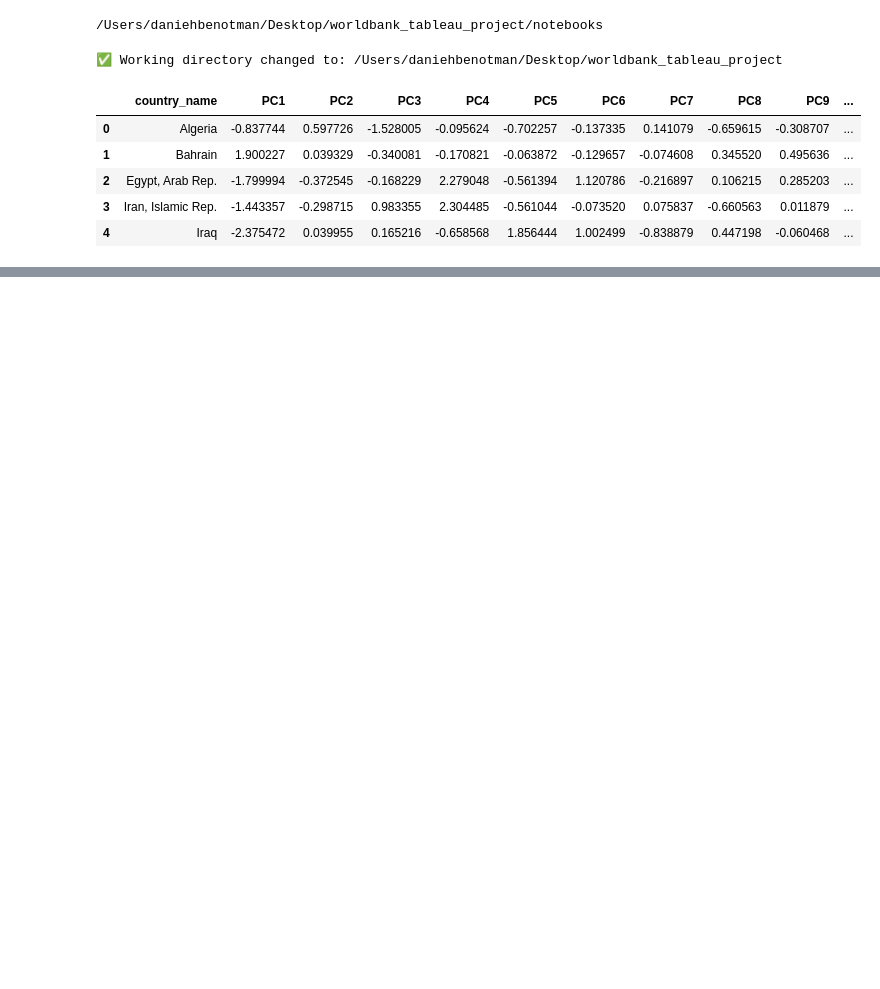
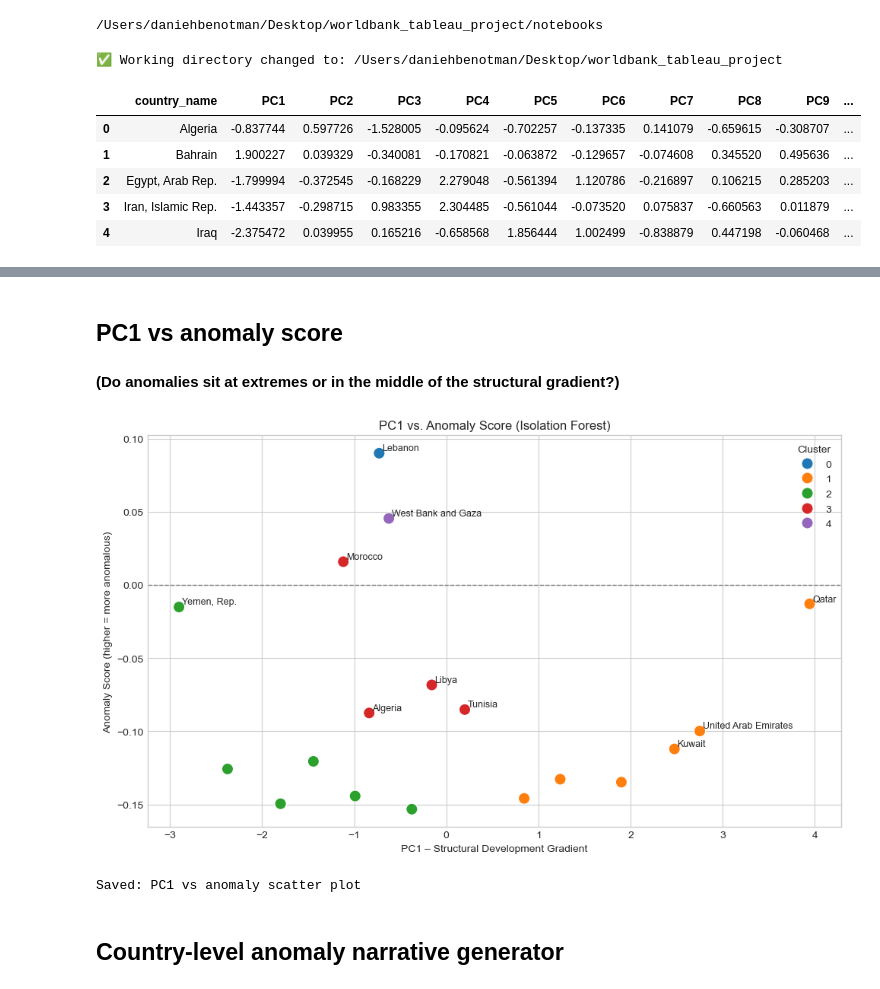
Before and after one commit to daniehben/worldbank-api-pipeline, a Jupyter notebook: notebooks/Anomaly.ipynb, the cells around one changed output, grey strips where cells are left out. Cells and saved outputs as stored; diff of their text form; code cells hidden in the pictures; blank space fills up the shorter version.

```diff
--- a/notebooks/Anomaly.ipynb
+++ b/notebooks/Anomaly.ipynb
@@ -219,0 +248,39 @@ Saved: PC1 vs anomaly scatter plot
+# %% [markdown]
+## PC1 vs anomaly score
+####   (Do anomalies sit at extremes or in the middle of the structural gradient?)
+# %%
+plt.figure(figsize=(10, 6))
+sns.scatterplot(
+    data=anomaly_df,
+    x="PC1",
+    y="iso_anomaly_score",
+    hue="Cluster",
+    palette="tab10",
+    s=120
+)
+
+# Add labels for the most anomalous cases
+for _, row in top_anomalies.iterrows():
+    plt.text(
+        row["PC1"] + 0.03,
+        row["iso_anomaly_score"] + 0.002,
+        row["country_name"],
+        fontsize=9
+    )
+
+plt.axhline(0, color="grey", linestyle="--", linewidth=1)
+plt.xlabel("PC1 – Structural Development Gradient")
+plt.ylabel("Anomaly Score (higher = more anomalous)")
+plt.title("PC1 vs. Anomaly Score (Isolation Forest)")
+
+
+plt.tight_layout()
+plt.savefig(f"{OUTPUT_DIR}pc1_vs_anomaly_scatter.png", dpi=300)
+plt.show()
+
+print("Saved: PC1 vs anomaly scatter plot")
+# %% [output]
+[figure, added]
+Saved: PC1 vs anomaly scatter plot
+# %% [markdown]
+## Country-level anomaly narrative generator
```
Also changed, not shown: parts of 53 cells of this notebook, 23 other files.
